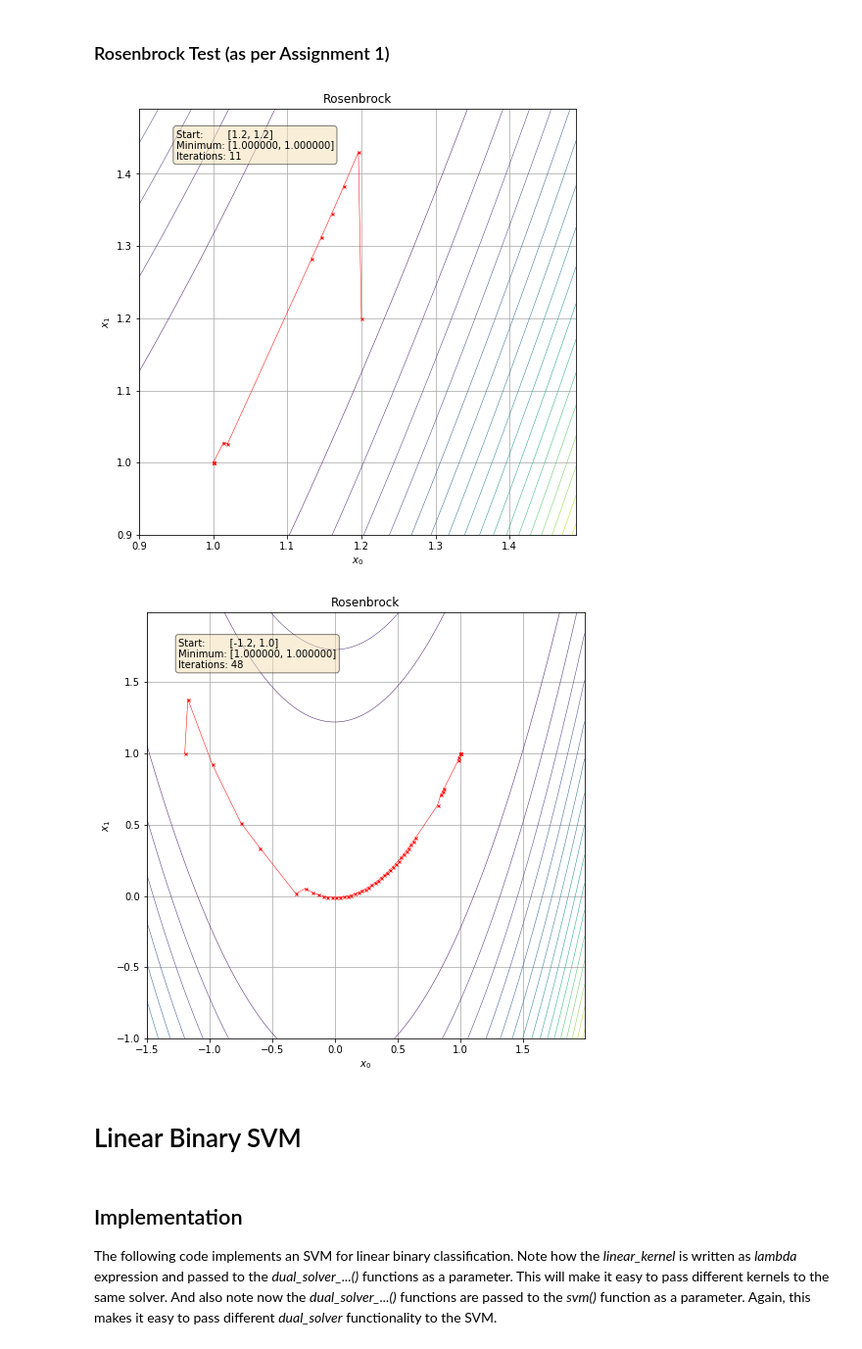
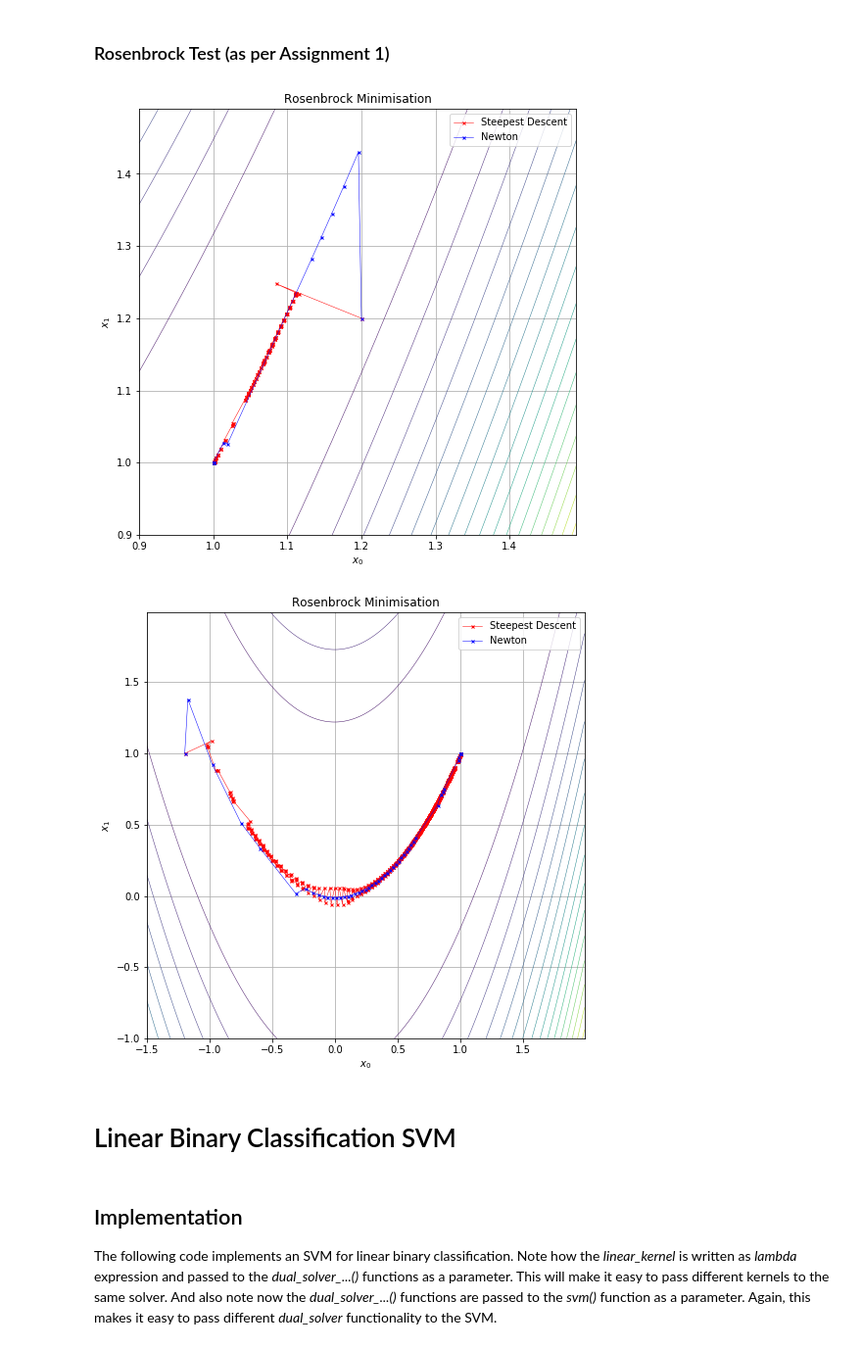
Before and after one commit to johnduffymsc/msc_comp0120project, a Jupyter notebook: COMP0120_Project_Code_John_Duffy.ipynb, the cells around one changed output. Shown at 98% size. Drawn from its saved outputs; the diff is of its cells as text; code cells hidden in the pictures.

```diff
--- a/COMP0120_Project_Code_John_Duffy.ipynb
+++ b/COMP0120_Project_Code_John_Duffy.ipynb
@@ -171,7 +160,8 @@ def backtracking(f, df, x, p, alpha0=1.0, rho=0.1, c1=1e-4):
         alphas.append(alpha)
     return np.array(alphas)
 
-def steepest_descent(f, df, d2, x0, tol=1e-6):
+
+def steepest_descent(f, df, d2f, x0, tol=1e-6):  # d2f Ignored!
     '''
     This function implements the steepest descent algorithm. Note the use of
     lambda expressions to pass the f and df parameters. This function
@@ -214,78 +204,88 @@ def newton(f, df, d2f, x0, tol=1e-6):
 # %% [markdown]
 ### Rosenbrock Test (as per Assignment 1)
 # %%
-# Rosenbrock functionality test of backtracking and steepest descent.
+# Rosenbrock functionality test of Backtracking, Steepest Descent, and Newton
 
 a = 1
 b = 100
 
-f = lambda x: (a - x[0])**2 + b*(x[1] - x[0]**2)**2
+f   = lambda x: (a - x[0])**2 + b*(x[1] - x[0]**2)**2
 
-df = lambda x: np.array([-2.0 * (a - x[0]) - 4.0 * b * x[0] * (x[1] - x[0]**2),
+df  = lambda x: np.array([-2.0 * (a - x[0]) - 4.0 * b * x[0] * (x[1] - x[0]**2),
                          2.0 * b * (x[1] - x[0]**2)])
 
-d2f = lambda x: np.array([[2 + 8 * b * x[0]**2 - 4.0 * b * (x[1] - x[0]**2), -4.0 * b * x[0]], [-4.0 * b * x[0], 2.0 * b]])
+d2f = lambda x: np.array([[2 + 8 * b * x[0]**2 - 4.0 * b * (x[1] - x[0]**2), -4.0 * b * x[0]],
+                          [-4.0 * b * x[0], 2.0 * b]])
 
+# rosenbrock_0.pdf
 
-# rosenbrock_1.pdf
+x0 = np.array([1.2, 1.2])
 
-x0 = np.array([1.2, 1.2], dtype=np.float64)
+iters_steepest, xs_steepest = steepest_descent(f, df, d2f, x0)  # d2f ignored!
 
-#iters, xs = steepest_descent(f, df, None, x0)
-iters, xs = newton(f, df, d2f, x0)
+iters_newton, xs_newton = newton(f, df, d2f, x0)
 
 x = np.arange(0.9, 1.5, 0.01)
 y = np.arange(0.9, 1.5, 0.01)
 xx, yy = np.meshgrid(x, y)
 z = (a - xx)**2 + b * (yy - xx**2)**2
 
 plt.figure(figsize=(8, 8))
 plt.contour(x,y,z, linewidths=0.5, levels=20)
-plt.plot(xs[:, 0], xs[:, 1], '-rx', linewidth=0.5, markersize=3)
-plt.title("Rosenbrock")
-s1 = "Start:        [{:.1f}, {:.1f}]\n".format(x0[0], x0[1])
-s2 = "Minimum: [{:.6f}, {:.6f}]\n".format(xs[-1][0], xs[-1][1])
-s3 = "Iterations: {}".format(iters)
-box_prop = dict(boxstyle='round', facecolor='wheat', alpha=0.5)
-plt.text(0.95, 1.42, s1 + s2 + s3, bbox=box_prop)
+plt.plot(xs_steepest[:, 0], xs_steepest[:, 1], '-rx', linewidth=0.5, markersize=3)
+plt.plot(xs_newton[:, 0], xs_newton[:, 1], '-bx', linewidth=0.5, markersize=3)
+
+#s1 = "Start:        [{:.1f}, {:.1f}]\n".format(x0[0], x0[1])
+#s2 = "Minimum: [{:.6f}, {:.6f}]\n".format(xs[-1][0], xs[-1][1])
+#s3 = "Iterations: {}".format(iters)
+#box_prop = dict(boxstyle='round', facecolor='wheat', alpha=0.5)
+#plt.text(0.95, 1.42, s1 + s2 + s3, bbox=box_prop)
+
+plt.title("Rosenbrock Minimisation")
+plt.legend(["Steepest Descent", "Newton"])
 plt.xlabel("$x_0$")
 plt.ylabel("$x_1$")
 plt.grid()
-plt.savefig("rosenbrock_1.pdf")
+plt.savefig("rosenbrock_0.pdf")
 plt.show()
 
 
-# rosenbrock_2.pdf
+# rosenbrock_1.pdf
 
 x0 = np.array([-1.2, 1.0])
 
-#iters, xs = steepest_descent(f, df, None, x0)
-iters, xs = newton(f, df, d2f, x0)
+iters_steepest, xs_steepest = steepest_descent(f, df, None, x0)  # d2f ignored.
+
+iters_newton, xs_newton = newton(f, df, d2f, x0)
 
 x = np.arange(-1.5, 2.0, 0.01)
 y = np.arange(-1.0, 2.0, 0.01)
 xx, yy = np.meshgrid(x, y)
 z = (a - xx)**2 + b * (yy - xx**2)**2
 
 plt.figure(figsize=(8, 8))
 plt.contour(x,y,z, linewidths=0.5, levels=20)
-plt.plot(xs[:, 0], xs[:, 1], '-rx', linewidth=0.5, markersize=3)
-plt.title("Rosenbrock")
-s1 = "Start:        [{:.1f}, {:.1f}]\n".format(x0[0], x0[1])
-s2 = "Minimum: [{:.6f}, {:.6f}]\n".format(xs[-1][0], xs[-1][1])
-s3 = "Iterations: {}".format(iters)
-box_prop = dict(boxstyle='round', facecolor='wheat', alpha=0.5)
-plt.text(-1.25, 1.6, s1 + s2 + s3, bbox=box_prop)
+plt.plot(xs_steepest[:, 0], xs_steepest[:, 1], '-rx', linewidth=0.5, markersize=3)
+plt.plot(xs_newton[:, 0], xs_newton[:, 1], '-bx', linewidth=0.5, markersize=3)
+
+#s1 = "Start:        [{:.1f}, {:.1f}]\n".format(x0[0], x0[1])
+#s2 = "Minimum: [{:.6f}, {:.6f}]\n".format(xs[-1][0], xs[-1][1])
+#s3 = "Iterations: {}".format(iters)
+#box_prop = dict(boxstyle='round', facecolor='wheat', alpha=0.5)
+#plt.text(-1.25, 1.6, s1 + s2 + s3, bbox=box_prop)
+
+plt.title("Rosenbrock Minimisation")
+plt.legend(["Steepest Descent", "Newton"])
 plt.xlabel("$x_0$")
 plt.ylabel("$x_1$")
 plt.grid()
-plt.savefig("rosenbrock_2.pdf")
+plt.savefig("rosenbrock_1.pdf")
 plt.show()
 # %% [output]
-[figure, old version]
+[figure, new version]
-[figure, old version]
+[figure, new version]
 # %% [markdown]
-# Linear Binary SVM
+# Linear Binary Classification SVM
 # %% [markdown]
 ## Implementation
 
```
Also changed, not shown: parts of 15 cells of this notebook, 1 other file.
